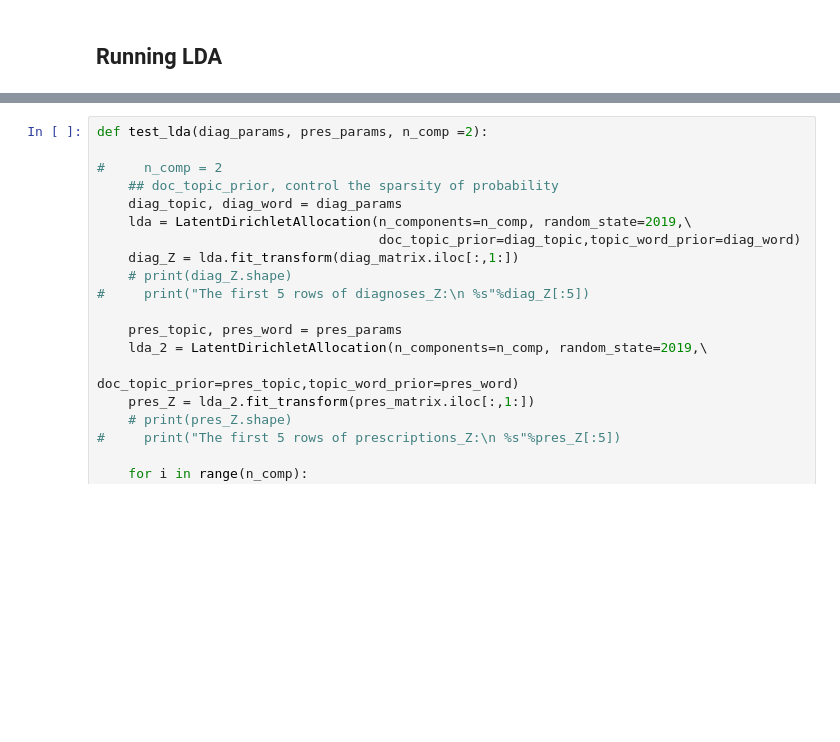
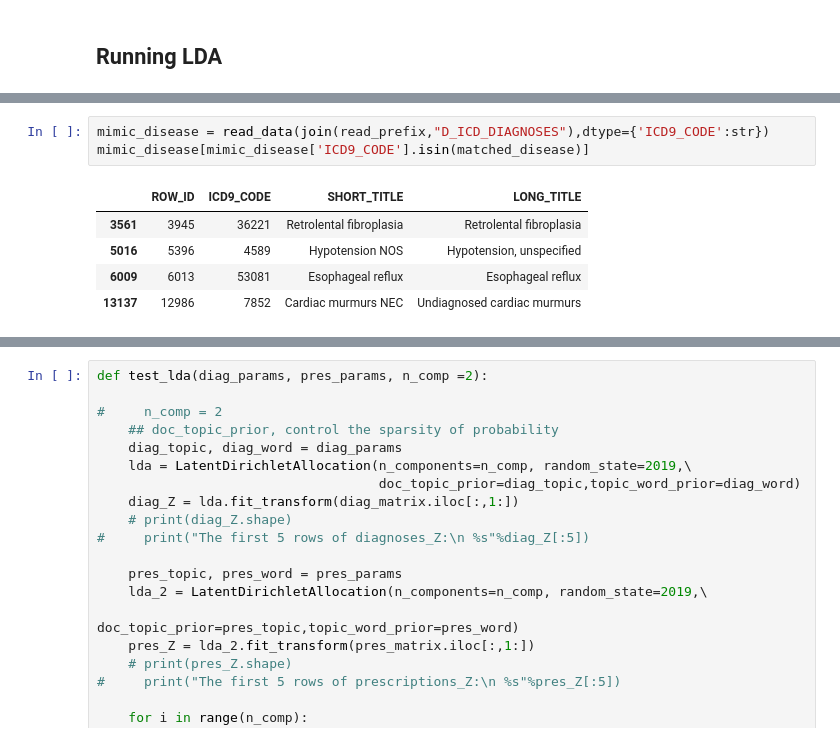
Before and after one commit to liuzi/Clinic-Analysis, a Jupyter notebook: Scripts/Data_Process_Server/Mining ADE - LDA.ipynb, the cells around one changed output, grey strips where cells are left out. Drawn from its saved outputs; the diff is of its cells as text; blank space fills up the shorter version.

```diff
--- a/Scripts/Data_Process_Server/Mining ADE - LDA.ipynb
+++ b/Scripts/Data_Process_Server/Mining ADE - LDA.ipynb
@@ -144,0 +286,9 @@ def cosine_sim(v1, v2):
+# %%
+mimic_disease = read_data(join(read_prefix,"D_ICD_DIAGNOSES"),dtype={'ICD9_CODE':str})
+mimic_disease[mimic_disease['ICD9_CODE'].isin(matched_disease)]
+# %% [output]
+|  | ROW_ID | ICD9_CODE | SHORT_TITLE | LONG_TITLE |
+| 3561 | 3945 | 36221 | Retrolental fibroplasia | Retrolental fibroplasia |
+| 5016 | 5396 | 4589 | Hypotension NOS | Hypotension, unspecified |
+| 6009 | 6013 | 53081 | Esophageal reflux | Esophageal reflux |
+| 13137 | 12986 | 7852 | Cardiac murmurs NEC | Undiagnosed cardiac murmurs |
```
Also changed, not shown: parts of 49 cells of this notebook.
